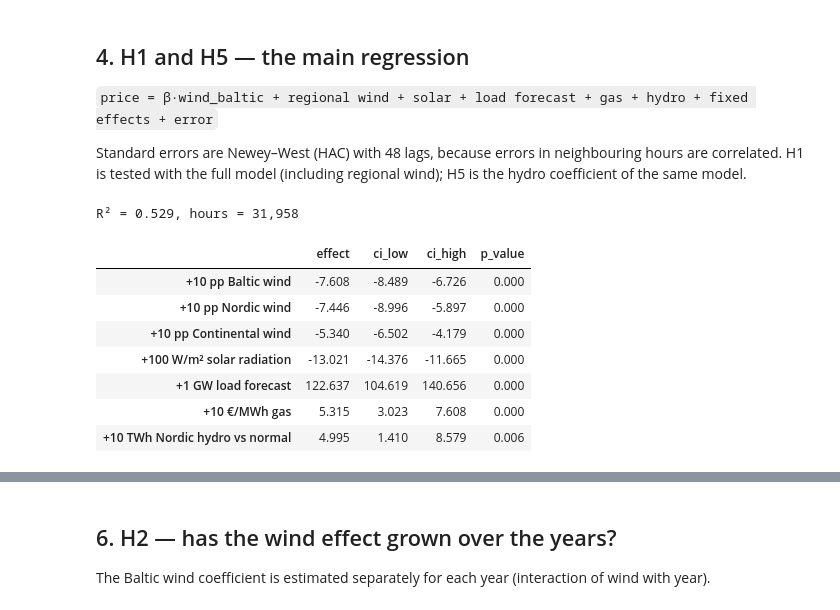
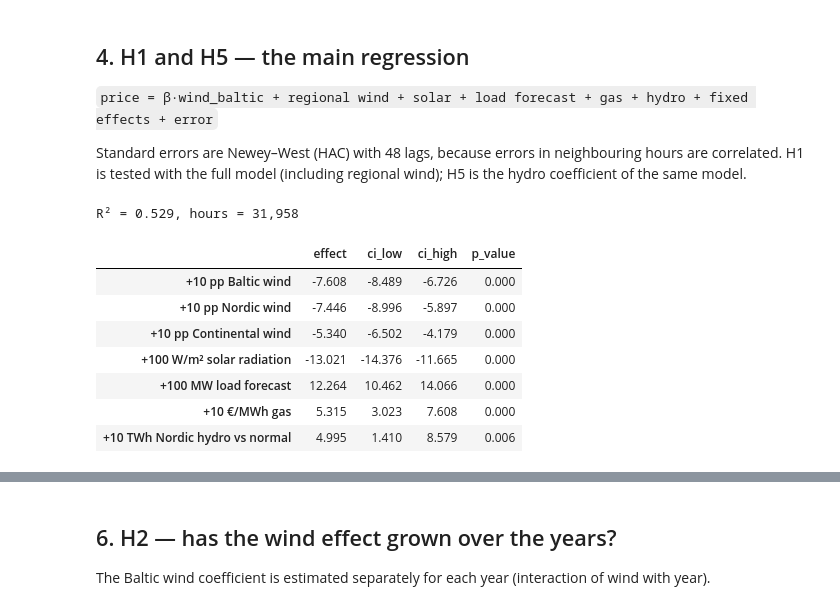
Before and after one commit to MangirdasMikalkenas/Weather_as_a_price_driver_-_Lithuanian_day-ahead_power_prices-_2023-2026, a Jupyter notebook: notebooks/01_price_drivers.ipynb, the cells around one changed output, grey strips where cells are left out. Drawn from its saved outputs; the diff is of its cells as text; code cells hidden in the pictures.

```diff
--- a/notebooks/01_price_drivers.ipynb
+++ b/notebooks/01_price_drivers.ipynb
@@ -70,6 +83,10 @@ df["wind_lv_ee"] = df[["wind_cf_lv", "wind_cf_ee"]].mean(axis=1) * 100
 df["wind_baltic"] = df[["wind_cf_lt", "wind_cf_lv", "wind_cf_ee"]].mean(axis=1) * 100
 df["wind_nordic"] = df[["wind_cf_se", "wind_cf_fi", "wind_cf_no", "wind_cf_dk"]].mean(axis=1) * 100
 df["wind_continental"] = df[["wind_cf_pl", "wind_cf_de"]].mean(axis=1) * 100
+df["wind_se_fi"] = df[["wind_cf_se", "wind_cf_fi"]].mean(axis=1) * 100            # directly connected Nordics
+df["wind_no_dk"] = df[["wind_cf_no", "wind_cf_dk"]].mean(axis=1) * 100
+df["wind_no"] = df["wind_cf_no"] * 100
+df["wind_continental_dk"] = df[["wind_cf_pl", "wind_cf_de", "wind_cf_dk"]].mean(axis=1) * 100
 df["solar_rad"] = df["solar_rad_lt_wm2"] / 100
 df["load_fc_gw"] = df["load_forecast_mw"] / 1000
 df["gas"] = df["ttf_eur_mwh"]
@@ -183,25 +200,25 @@ H1 is tested with the full model (including regional wind); H5 is the hydro coef
 # %%
 m_base = smf.ols(f"price ~ wind_baltic + {CONTROLS}", data=d).fit(**HAC)
 m_full = smf.ols(f"price ~ wind_baltic + wind_nordic + wind_continental + {CONTROLS}", data=d).fit(**HAC)
 
 effects = pd.DataFrame({
     "+10 pp Baltic wind": effect(m_full, "wind_baltic", 10),
     "+10 pp Nordic wind": effect(m_full, "wind_nordic", 10),
     "+10 pp Continental wind": effect(m_full, "wind_continental", 10),
     "+100 W/m² solar radiation": effect(m_full, "solar_rad"),
-    "+1 GW load forecast": effect(m_full, "load_fc_gw"),
+    "+100 MW load forecast": effect(m_full, "load_fc_gw", 0.1),
     "+10 €/MWh gas": effect(m_full, "gas", 10),
     "+10 TWh Nordic hydro vs normal": effect(m_full, "hydro_twh", 10),
 }).T
 print(f"R² = {m_full.rsquared:.3f}, hours = {int(m_full.nobs):,}")
 effects.round(3)
 # %% [output]
 R² = 0.529, hours = 31,958
 |  | effect | ci_low | ci_high | p_value |
 | +10 pp Baltic wind | -7.608 | -8.489 | -6.726 | 0.000 |
 | +10 pp Nordic wind | -7.446 | -8.996 | -5.897 | 0.000 |
 | +10 pp Continental wind | -5.340 | -6.502 | -4.179 | 0.000 |
 | +100 W/m² solar radiation | -13.021 | -14.376 | -11.665 | 0.000 |
-| +1 GW load forecast | 122.637 | 104.619 | 140.656 | 0.000 |
+| +100 MW load forecast | 12.264 | 10.462 | 14.066 | 0.000 |
 | +10 €/MWh gas | 5.315 | 3.023 | 7.608 | 0.000 |
 | +10 TWh Nordic hydro vs normal | 4.995 | 1.410 | 8.579 | 0.006 |
```
Also changed, not shown: parts of 20 cells of this notebook, 4 other files.
